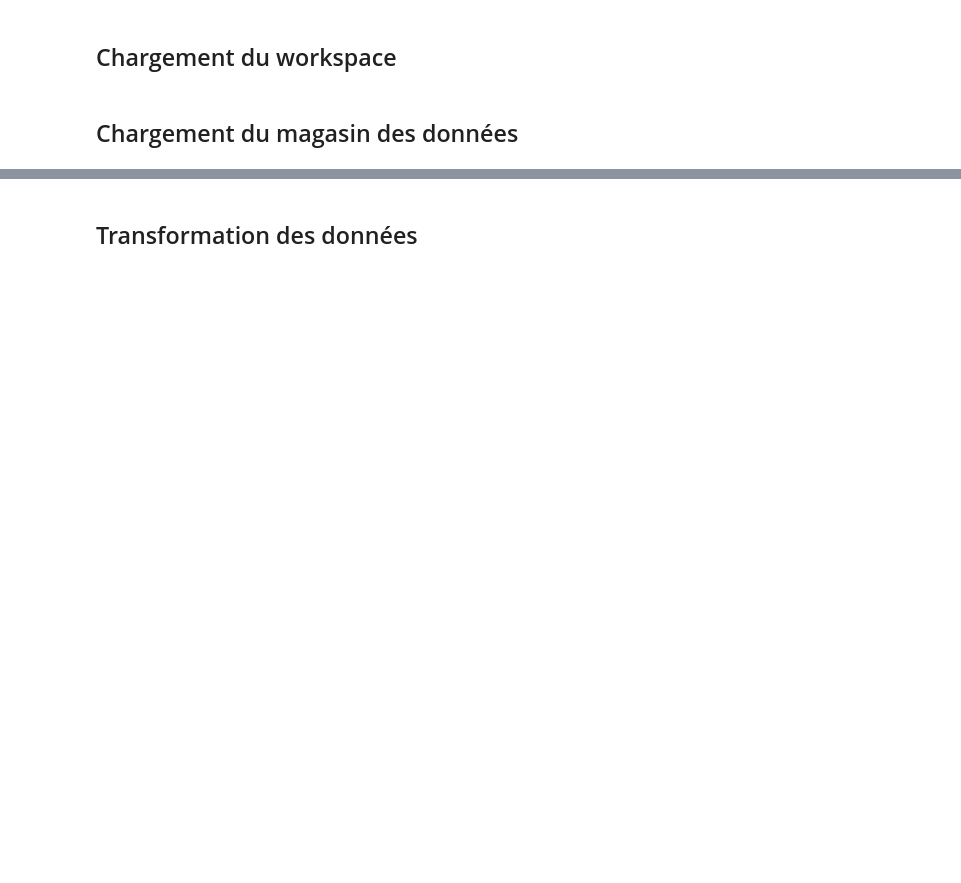
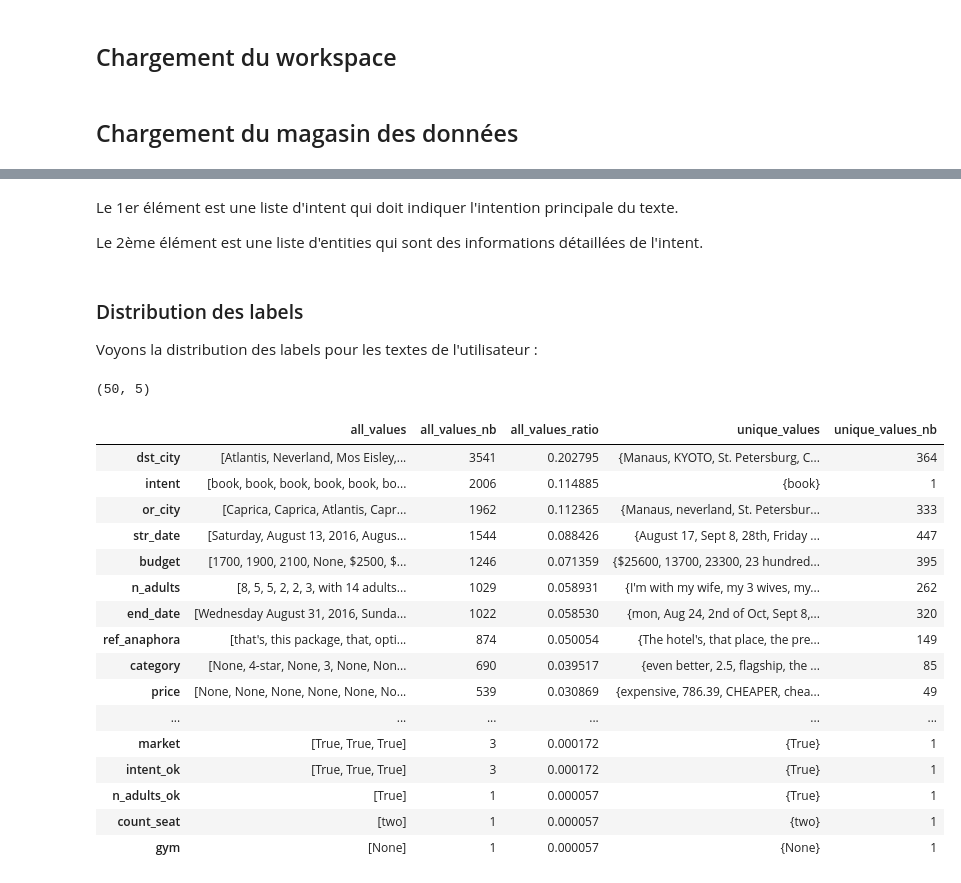
Before and after one commit to Sako74/p10, a Jupyter notebook: P10_01_notebooks/create_luis_model_no_out.ipynb, the cells around one changed output, grey strips where cells are left out. Drawn from its saved outputs; the diff is of its cells as text; code cells hidden in the pictures; blank space fills up the shorter version.

```diff
--- a/P10_01_notebooks/create_luis_model_no_out.ipynb
+++ b/P10_01_notebooks/create_luis_model_no_out.ipynb
@@ -175,2 +290,62 @@ keys["intent"]
-# %% [markdown]
-## Transformation des données
+# %% [markdown]
+Le 1er élément est une liste d'intent qui doit indiquer l'intention principale du texte.
+
+Le 2ème élément est une liste d'entities qui sont des informations détaillées de l'intent.
+# %% [markdown]
+### Distribution des labels
+
+Voyons la distribution des labels pour les textes de l'utilisateur :
+# %%
+label_values = defaultdict(list)
+for frame in frames:
+    for turn in frame["turns"]:
+        # On ne s'intéresse qu'aux textes de l'utilisateur
+        if turn["author"] != "user":
+            continue
+
+        for args in turn["labels"]["acts_without_refs"]:
+            # On va ajouter chaque valeur dans la liste du label correspondant
+            for label in args["args"]:
+                try:
+                    label_values[label["key"]].append(label.get("val", ""))
+                except:
+                    print(label)
+# %%
+# On crée un dataframe
+labels = pd.Series(label_values).to_frame("all_values")
+
+# On ajoute des variables concernant toutes les valeurs de chaque label
+labels["all_values_nb"] = labels["all_values"].apply(len)
+all_values_total = labels["all_values_nb"].sum()
+labels["all_values_ratio"] = labels["all_values_nb"] / total
+
+# On ajoute des variables concernant les valeurs uniques de chaque label
+labels["unique_values"] = labels["all_values"].apply(set)
+labels["unique_values_nb"] = labels["unique_values"].apply(len)
+
+# On range les données par plus effectif
+labels = labels.sort_values("all_values_nb", ascending=False)
+
+labels.shape
+# %% [output]
+(50, 5)
+# %%
+labels
+# %% [output]
+|  | all_values | all_values_nb | all_values_ratio | unique_values | unique_values_nb |
+| dst_city | [Atlantis, Neverland, Mos Eisley,... | 3541 | 0.202795 | {Manaus, KYOTO, St. Petersburg, C... | 364 |
+| intent | [book, book, book, book, book, bo... | 2006 | 0.114885 | {book} | 1 |
+| or_city | [Caprica, Caprica, Atlantis, Capr... | 1962 | 0.112365 | {Manaus, neverland, St. Petersbur... | 333 |
+| str_date | [Saturday, August 13, 2016, Augus... | 1544 | 0.088426 | {August 17, Sept 8, 28th, Friday ... | 447 |
+| budget | [1700, 1900, 2100, None, $2500, $... | 1246 | 0.071359 | {$25600, 13700, 23300, 23 hundred... | 395 |
+| n_adults | [8, 5, 5, 2, 2, 3, with 14 adults... | 1029 | 0.058931 | {I'm with my wife, my 3 wives, my... | 262 |
+| end_date | [Wednesday August 31, 2016, Sunda... | 1022 | 0.058530 | {mon, Aug 24, 2nd of Oct, Sept 8,... | 320 |
+| ref_anaphora | [that's, this package, that, opti... | 874 | 0.050054 | {The hotel's, that place, the pre... | 149 |
+| category | [None, 4-star, None, 3, None, Non... | 690 | 0.039517 | {even better, 2.5, flagship, the ... | 85 |
+| price | [None, None, None, None, None, No... | 539 | 0.030869 | {expensive, 786.39, CHEAPER, chea... | 49 |
+| ... | ... | ... | ... | ... | ... |
+| market | [True, True, True] | 3 | 0.000172 | {True} | 1 |
+| intent_ok | [True, True, True] | 3 | 0.000172 | {True} | 1 |
+| n_adults_ok | [True] | 1 | 0.000057 | {True} | 1 |
+| count_seat | [two] | 1 | 0.000057 | {two} | 1 |
+| gym | [None] | 1 | 0.000057 | {None} | 1 |
```
Also changed, not shown: parts of 160 cells of this notebook, 4 other files.
